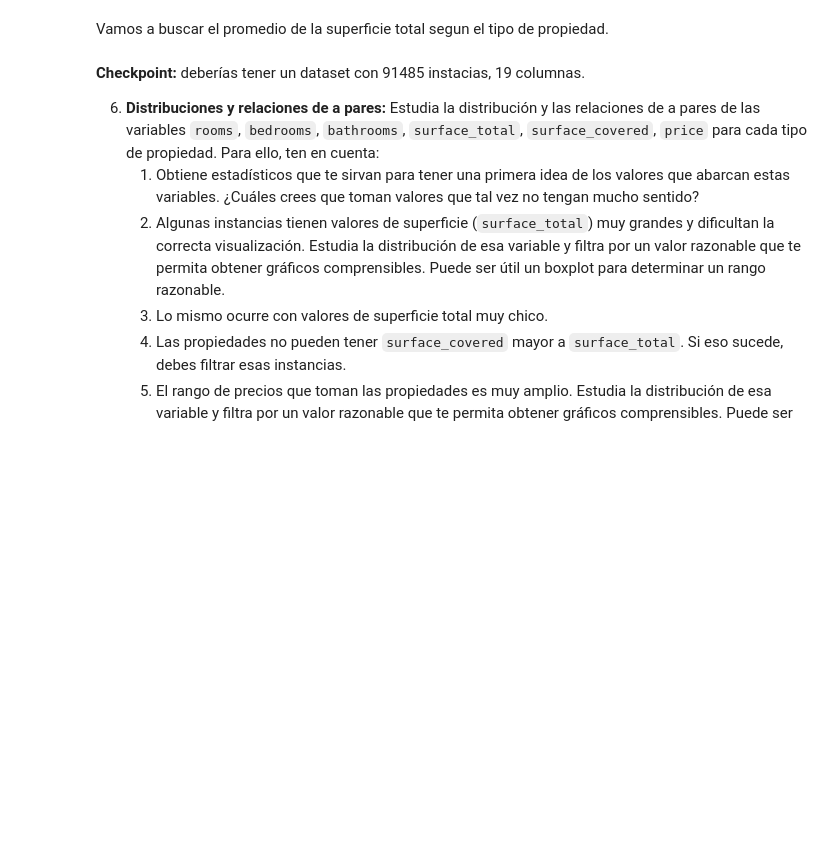
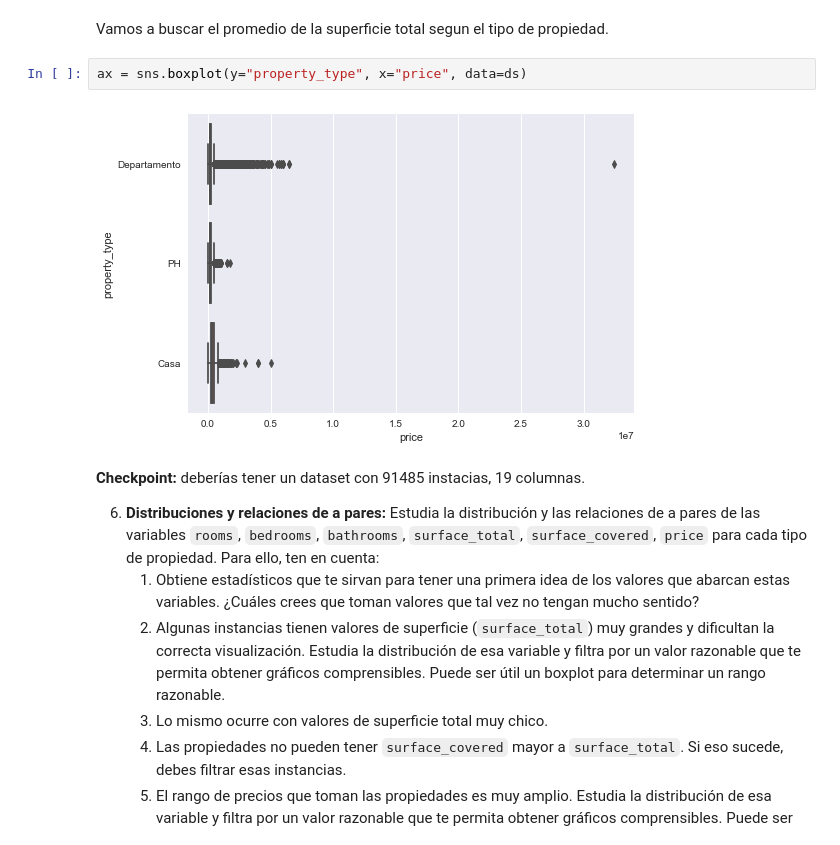
Before and after one commit to ldotto46/01.Proj_Real-State, a Jupyter notebook: Properati_analisys.ipynb, the cells around one changed output. Drawn from its saved outputs; the diff is of its cells as text; blank space fills up the shorter version.

```diff
--- a/Properati_analisys.ipynb
+++ b/Properati_analisys.ipynb
@@ -313,5 +321,9 @@ lim.set(ylim=(0, 10000))
 # %% [markdown]
 Vamos a buscar el promedio de la superficie total segun el tipo de propiedad.
+# %%
+ax = sns.boxplot(y="property_type", x="price", data=ds)
+# %% [output]
+[figure, added]
 # %% [markdown]
 **Checkpoint:** deberías tener un dataset con 91485 instacias, 19 columnas.
 
```
Also changed, not shown: parts of 6 cells of this notebook.
